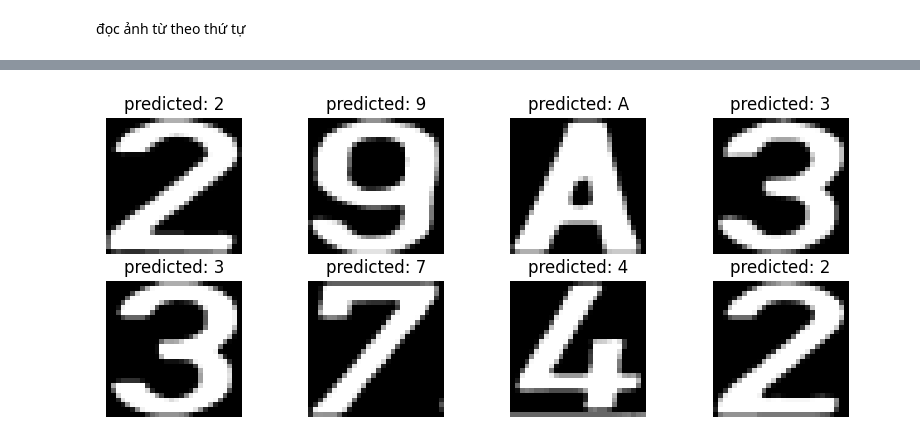
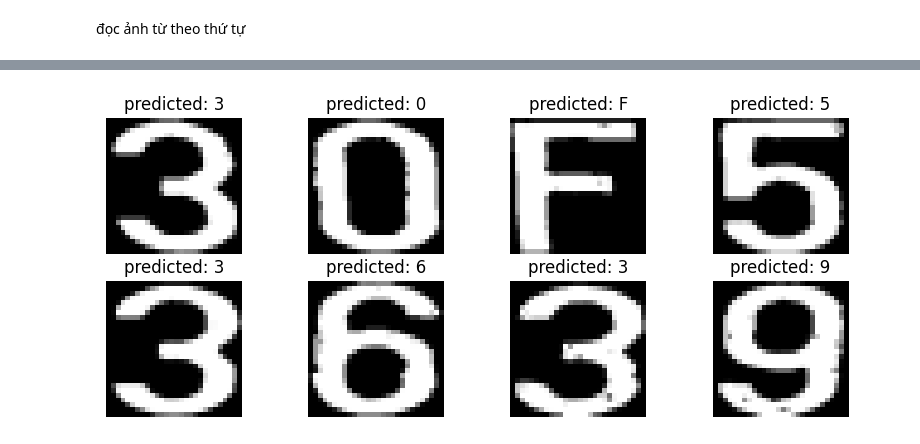
Before and after one commit to tuilaBao03/AI-232IS54A01-Group9, a Jupyter notebook: Làm lại/tach_anh_v3.ipynb, the cells around one changed output, grey strips where cells are left out. Drawn from its saved outputs; the diff is of its cells as text; code cells hidden in the pictures.

```diff
--- a/Làm lại/tach_anh_v3.ipynb
+++ b/Làm lại/tach_anh_v3.ipynb
@@ -277,16 +277,16 @@ def phantachkytu(path):
     for ind, cnt in enumerate(cont):
 
         (x, y, w, h) = cv2.boundingRect(cont[ind])  # Tạo hình chữ nhật bao quanh ký tự
-        ratiochar = w / h  # Tính tỷ lệ chiều rộng / chiều cao của ký tự
-        char_area = w * h  # Tính diện tích của ký tự
-        # cv2.putText(roi, str(char_area), (x, y + 20), cv2.FONT_HERSHEY_DUPLEX, 2, (255, 255, 0), 2)
-        # cv2.putText(roi, str(ratiochar), (x, y + 20), cv2.FONT_HERSHEY_DUPLEX, 2, (255, 255, 0), 2)
+        # ratiochar = w / h  # Tính tỷ lệ chiều rộng / chiều cao của ký tự
+        # char_area = w * h  # Tính diện tích của ký tự
+        # # cv2.putText(roi, str(char_area), (x, y + 20), cv2.FONT_HERSHEY_DUPLEX, 2, (255, 255, 0), 2)
+        # # cv2.putText(roi, str(ratiochar), (x, y + 20), cv2.FONT_HERSHEY_DUPLEX, 2, (255, 255, 0), 2)
 
-        if (Min_char * roiarea < char_area < Max_char * roiarea) and (0.3< ratiochar < 0.7):  # Lọc các ký tự hợp lệ
-            if x in char_x:  # Nếu tọa độ x đã tồn tại, tăng x lên 1 để tránh trùng lặp
-                x = x + 1
-            char_x.append(x)  # Thêm tọa độ x vào danh sách
-            char_x_ind[x] = ind  # Lưu chỉ số của ký tự vào dictionary
+        # if (Min_char * roiarea < char_area < Max_char * roiarea) and (0.1< ratiochar < 0.7):  # Lọc các ký tự hợp lệ
+        if x in char_x:  # Nếu tọa độ x đã tồn tại, tăng x lên 1 để tránh trùng lặp
+            x = x + 1
+        char_x.append(x)  # Thêm tọa độ x vào danh sách
+        char_x_ind[x] = ind  # Lưu chỉ số của ký tự vào dictionary
 
             # cv2.putText(roi, str(char_area), (x, y + 20), cv2.FONT_HERSHEY_DUPLEX, 2, (255, 255, 0), 2)
 
@@ -356,7 +356,7 @@ def phantachkytu(path):
     plt.show()
     return tenfile1,tenfile2,gocxoay,height__,weight,height_,line1,line2
 # %%
-path = "image/11.jpg"
+path = "image/106.jpg"
 a,b,gocxoay,h,w,he,line1,line2=phantachkytu(path)
 m = merge_arrays(a,b)
 # print(m)
@@ -377,7 +372,7 @@ display_images_from_paths(m)
 from tensorflow.keras.models import load_model
 
 # Load the entire model back.
-model = load_model('model_v2.keras')
+model = load_model('model/model_v2.keras')
 import numpy as np
 import cv2
 import matplotlib.pyplot as plt
@@ -440 +435 @@ print(show_results(char_list))
-[figure, old version]
+[figure, new version]
```
Also changed, not shown: parts of 3 cells of this notebook, 30 other files.
